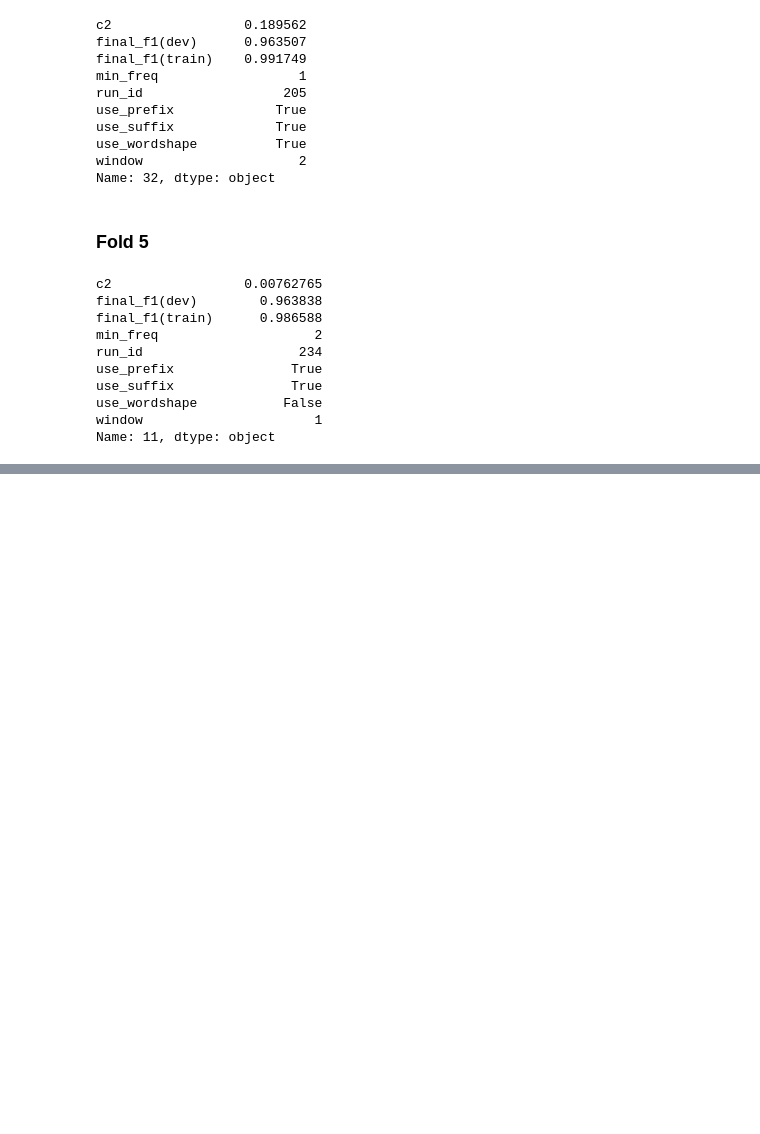
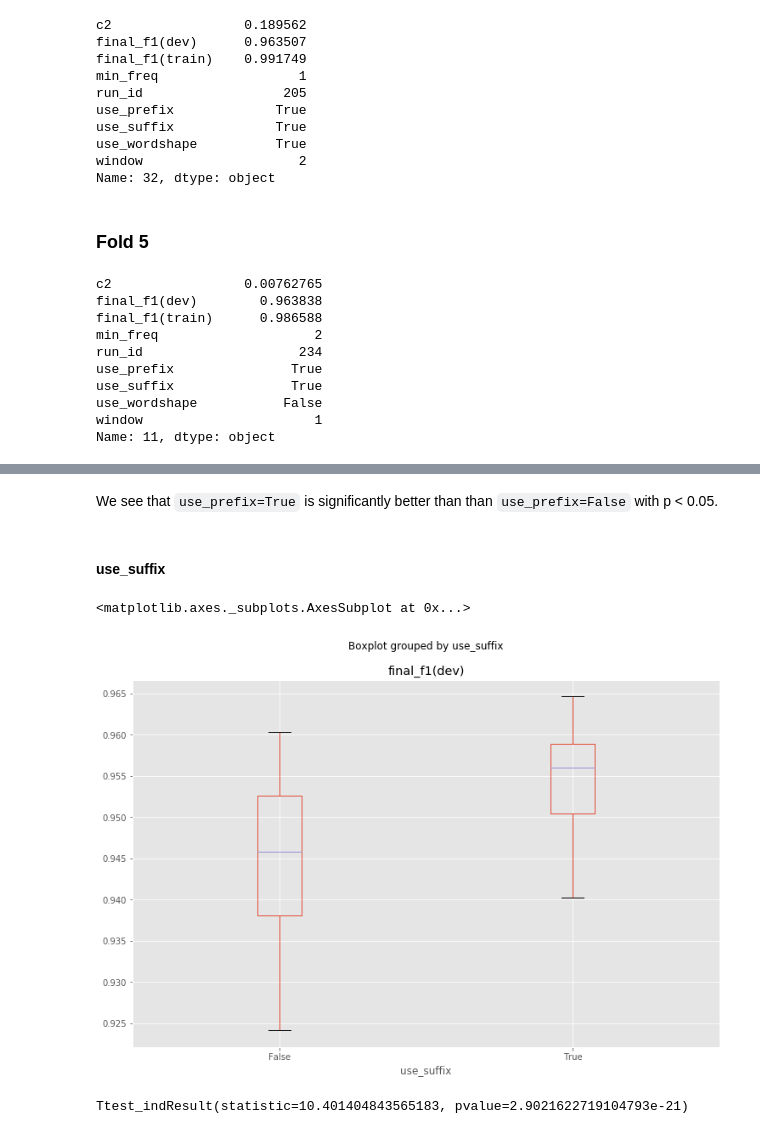
Before and after one commit to kmkurn/id-pos-tagging, a Jupyter notebook: notebooks/crf-fine-analysis.ipynb, the cells around one changed output, grey strips where cells are left out. Cells and saved outputs as stored; diff of their text form; code cells hidden in the pictures; blank space fills up the shorter version.

```diff
--- a/notebooks/crf-fine-analysis.ipynb
+++ b/notebooks/crf-fine-analysis.ipynb
@@ -144,0 +186,13 @@ Name: 11, dtype: object
+# %% [markdown]
+We see that `use_prefix=True` is significantly better than than `use_prefix=False` with p < 0.05.
+# %% [markdown]
+#### use_suffix
+# %%
+df.boxplot(by='use_suffix', column='final_f1(dev)', figsize=(12, 8))
+# %% [output]
+<matplotlib.axes._subplots.AxesSubplot at 0x...>
+[figure, added]
+# %%
+stats.ttest_ind(df[df.use_suffix]['final_f1(dev)'], df[~df.use_suffix]['final_f1(dev)'])
+# %% [output]
+Ttest_indResult(statistic=10.401404843565183, pvalue=2.9021622719104793e-21)
```
Also changed, not shown: parts of 41 cells of this notebook, 1 other file.
